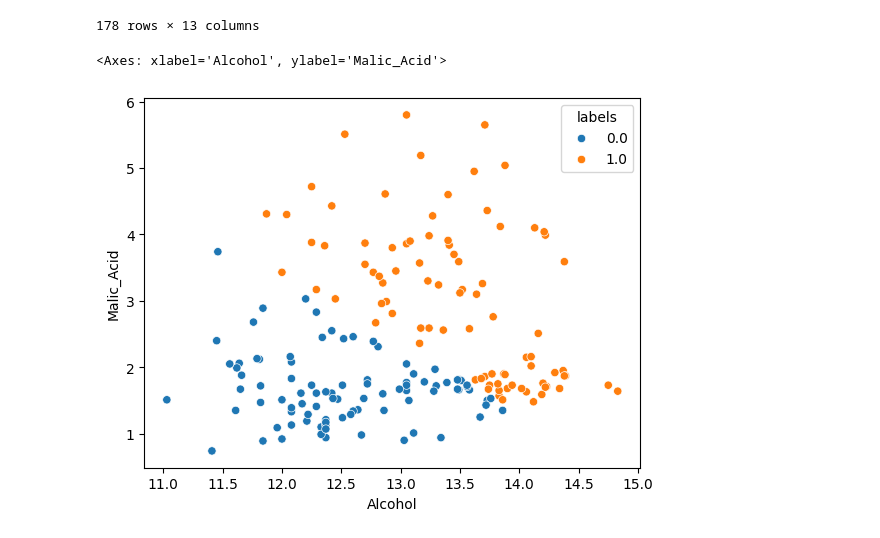
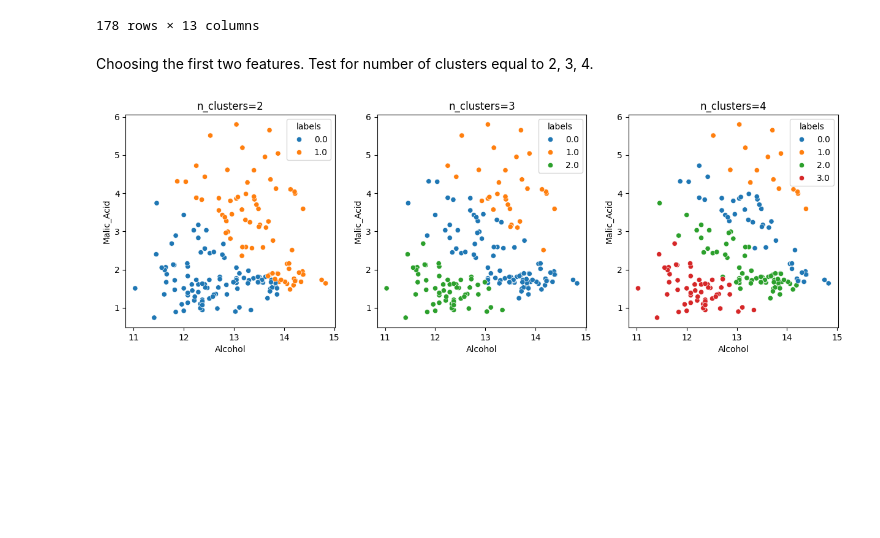
Before and after one commit to niimo753/neu-machine-learning-module, a Jupyter notebook: ML2/ML2_HW3_Kmeans_MinhNgoc_11212980.ipynb, the cells around one changed output. Drawn from its saved outputs; the diff is of its cells as text; code cells hidden in the pictures; blank space fills up the shorter version.

Commit message:
update KMeans Homework

```diff
--- a/ML2/ML2_HW3_Kmeans_MinhNgoc_11212980.ipynb
+++ b/ML2/ML2_HW3_Kmeans_MinhNgoc_11212980.ipynb
@@ -72,44 +72,33 @@ class MyKMeans:
 # %%
 class MyKMeans:
-    def __init__(self, n_clusters=3, max_iter=None):
+    def __init__(self, n_clusters=3, max_iter=None, seed=42):
         self.n_clusters = n_clusters
         self.max_iter = max_iter
         self.centroids = None
         self.X = None
         self.labels = None
+        self.seed = seed
 
     def fit(self, X):
         self.X = np.array(X)
-        for n in range(self.n_init):
-            labels, centers, variance = self._cluster(self.X)
-            self.n_init_result.append([labels, centers])
-            self.variance.append(variance)
-        # self.n_init_result = np.array(self.n_init_result)
-        best_result = np.argmin(self.variance)
-        self.labels = self.n_init_result[best_result][0]
-        self.cluster_centers = self.n_init_result[best_result][1]
+        self.labels, self.centroids = self._cluster(self.X)
 
     def _cluster(self, X):
-        # indices = np.random.randint(0, self.X.shape[0]-1, size=3)
+        np.random.seed(self.seed)
         indices = np.random.choice(self.X.shape[0], size=self.n_clusters, replace=False)
         centers = np.array([self.X[i] for i in indices])
-        # centers = np.random.rand(3)
         labels = np.zeros(self.X.shape[0])
         new_labels = np.zeros(self.X.shape[0])
         for iter in range(self.max_iter):
             for x in range(self.X.shape[0]):
                 distance = np.array([self._distance(self.X[x] - c) for c in centers])
-                # print(distance)
                 new_labels[x] = np.argmin(distance)
-                # print(new_labels)
             if np.array_equal(labels, new_labels):
                 break
             else:
                 labels = new_labels.copy()
                 centers = np.array([np.mean(self.X[labels==c]) for c in np.arange(0, self.n_clusters, 1)])
-        variance = np.array([np.var(self.X[labels==c]) for c in np.arange(0, self.n_clusters, 1)])
-        variance = variance.sum()
-        return labels, centers, variance
+        return labels, centers
 
     def predict(self, X):
         labels = []
@@ -144,16 +130,18 @@ wine
 | 176 | 13.17 | 2.59 | 2.37 | 20.0 | 120 | 1.65 | 0.68 | ... |
 | 177 | 14.13 | 4.10 | 2.74 | 24.5 | 96 | 2.05 | 0.76 | ... |
 178 rows × 13 columns
+# %% [markdown]
+Choosing the first two features. Test for number of clusters equal to 2, 3, 4.
 # %%
-from sklearn.cluster import KMeans
-X = wine.iloc[:, :2]
-
-kmeans = MyKMeans(n_clusters=2, max_iter=1000, n_ini=1)
-kmeans.fit(X)
-# kmeans = KMeans(n_clusters=3, max_iter=1000, n_init=10)
-# kmeans.fit(X)
-X.loc[:, 'labels'] = kmeans.labels
-sns.scatterplot(X, x=X.columns[0], y=X.columns[1], hue='labels')
+testing_clusters = [2, 3, 4]
+plt.figure(figsize=(15, 4.5))
+for i in range(len(testing_clusters)):
+    X = wine.iloc[:, :2]
+    kmeans = MyKMeans(n_clusters=testing_clusters[i], max_iter=1000, seed=42)
+    kmeans.fit(X)
+    X.loc[:, 'labels'] = kmeans.labels
+    plt.subplot(1, 3, i+1)
+    sns.scatterplot(X, x=X.columns[0], y=X.columns[1], hue='labels', palette="tab10")
+    plt.title(f"n_clusters={testing_clusters[i]}")
 # %% [output]
-<Axes: xlabel='Alcohol', ylabel='Malic_Acid'>
-[figure, old version]
+[figure, new version]
```
Also changed, not shown: parts of 9 cells of this notebook.
